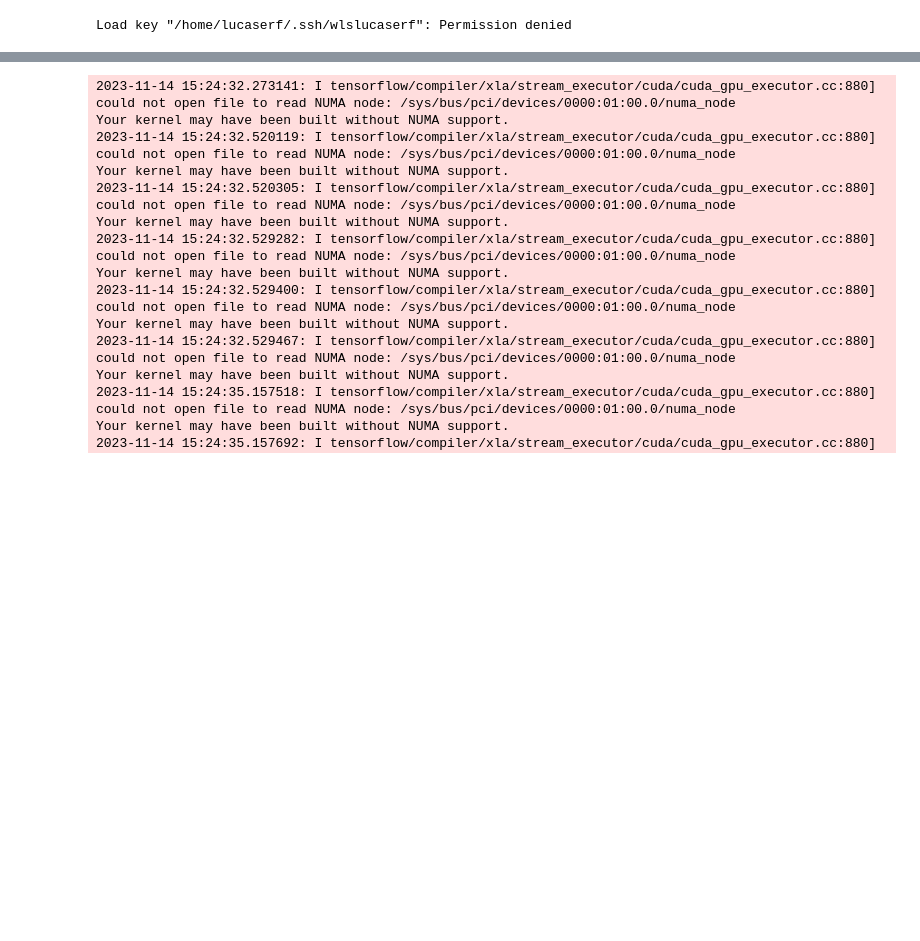
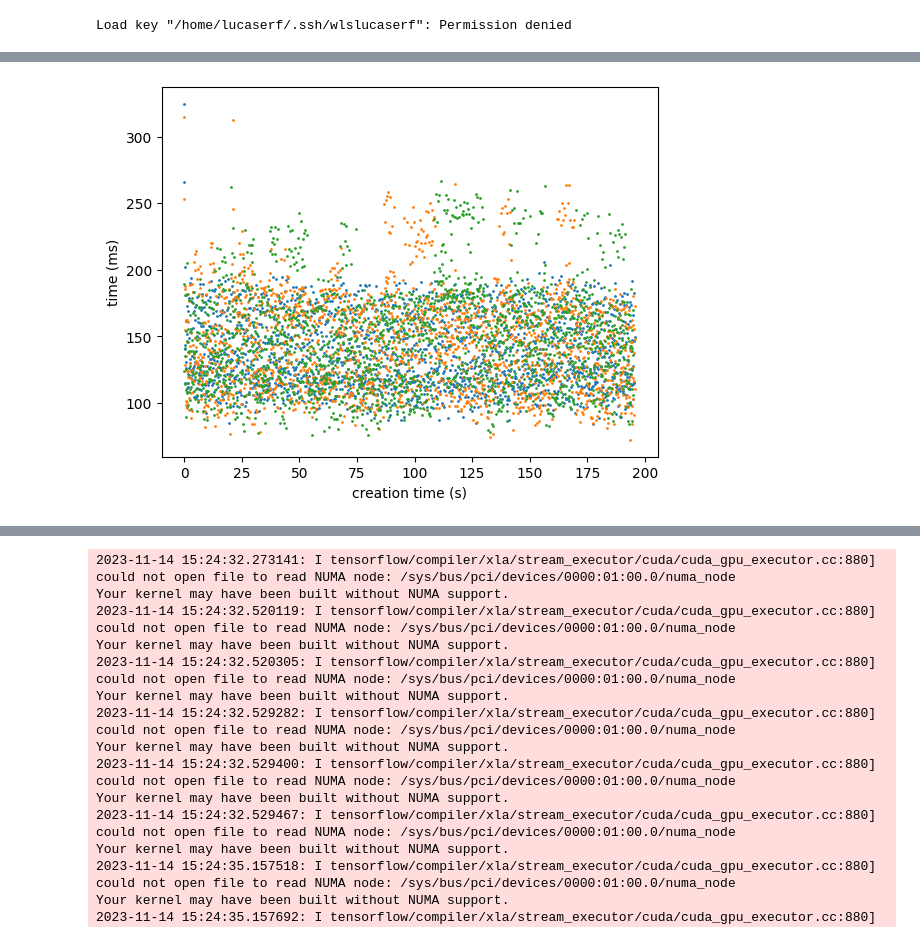
Before and after one commit to Lucaserf/ObsProject, a Jupyter notebook: data/data_visualization.ipynb, the cells around one changed output, grey strips where cells are left out. Saved outputs shown, nothing was run; the diff lists cells and outputs as text; code cells hidden in the pictures; blank space fills up the shorter version.

Commit message:
df concatenation

```diff
--- a/data/data_visualization.ipynb
+++ b/data/data_visualization.ipynb
@@ -40,3 +65,30 @@ plt.show()
+# %%
+df_vec1 = pd.read_csv("data/logging_data/time_vec1.txt")
+df_vec2 = pd.read_csv("data/logging_data/time_vec2.txt")
+df_vec4 = pd.read_csv("data/logging_data/time_vec4.txt")
+
+#merge dataframes adding a column indicating the parallelism
+df_vec1['parallelism'] = 1
+df_vec2['parallelism'] = 2
+df_vec4['parallelism'] = 4
+
+#get the shorter value between the dataframes
+min_len = min(df_vec1.shape[0],df_vec2.shape[0]//df_vec2['parallelism'][0],df_vec4.shape[0]//df_vec4['parallelism'][0])
+df = pd.concat([df_vec1[:min_len],df_vec2[:min_len*df_vec2['parallelism'][0]],df_vec4[:min_len*df_vec4['parallelism'][0]]])
+
+fig, ax = plt.subplots()
+for id_node in df.id_node.unique():
+    node_df = df[df.id_node == id_node]
+    x = node_df.log_creation_time.values - node_df.log_creation_time.values[0]
+    y = (node_df.completion_time.values - node_df.log_creation_time.values)*1000
+    ax.scatter(x,y,s=1,zorder=1)
+
+plt.xlabel('creation time (s)')
+plt.ylabel('time (ms)')
+
+plt.show()
+# %% [output]
+[figure, added]
 # %%
 fig, ax = plt.subplots()
 for key in ["logs"]:
```
Also changed, not shown: parts of 10 cells of this notebook, 4 other files.
